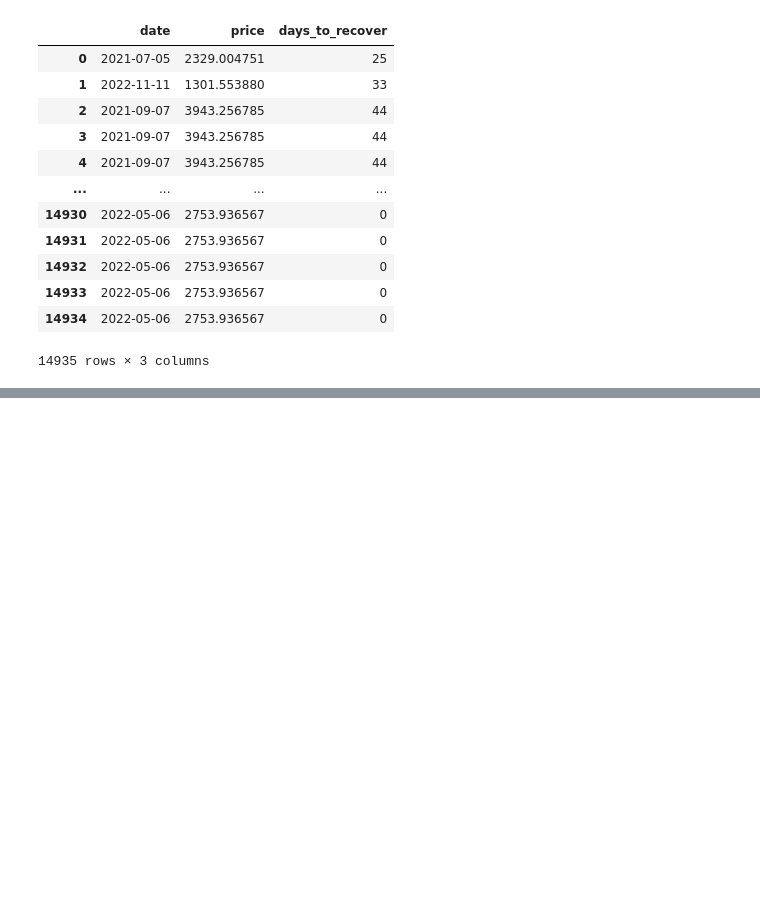
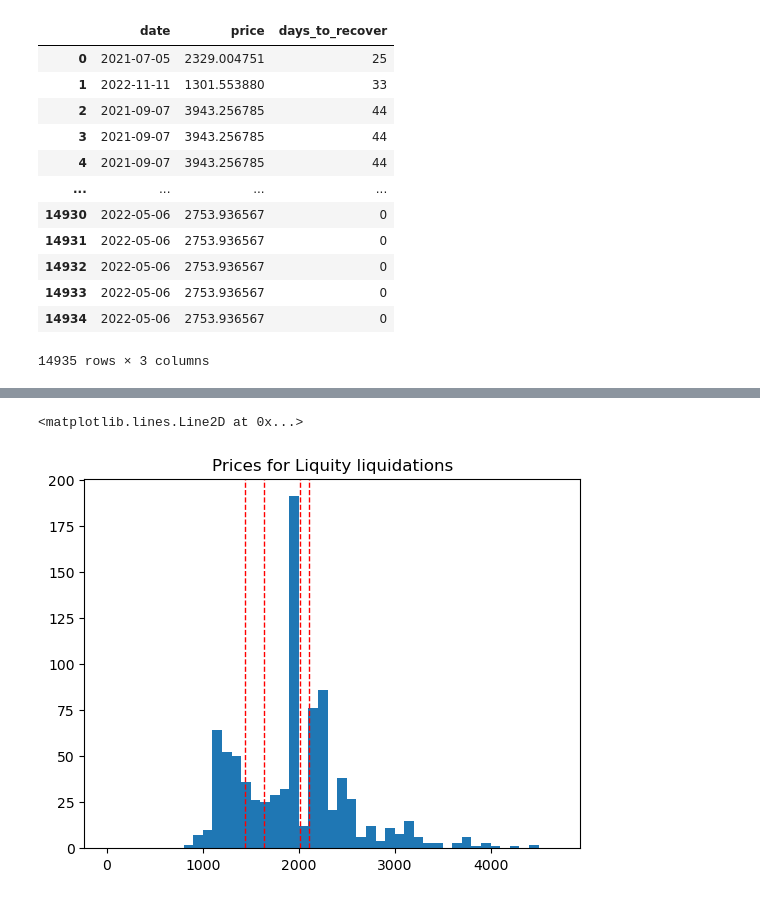
Before and after one commit to delorean-exchange/liquidation-analysis, a Jupyter notebook: liquidations.ipynb, the cells around one changed output, grey strips where cells are left out. Drawn from its saved outputs; the diff is of its cells as text; code cells hidden in the pictures; blank space fills up the shorter version.

```diff
--- a/liquidations.ipynb
+++ b/liquidations.ipynb
@@ -131,0 +134,5 @@ plt.axvline(x=1832, color='red', linestyle='--', linewidth=4)
+# %%
+lq_rows = load_data('liquity_liquidations.csv')
+lq_df = pd.json_normalize(lq_rows)
+lq_df['value'] = lq_df['collateral'].astype(float) * lq_df['price'].astype(float)
+lq_df
@@ -131,0 +153,13 @@ plt.axvline(x=1832, color='red', linestyle='--', linewidth=4)
+# %%
+bins = np.arange(0, lq_df['price'].max(), 100)
+
+fig, ax = plt.subplots()
+ax.set_title('Prices for Liquity liquidations')
+plt.hist(lq_df['price'], bins=bins)
+plt.axvline(x=1440, color='red', linestyle='--', linewidth=1)
+plt.axvline(x=1640, color='red', linestyle='--', linewidth=1)
+plt.axvline(x=2010, color='red', linestyle='--', linewidth=1)
+plt.axvline(x=2110, color='red', linestyle='--', linewidth=1)
+# %% [output]
+<matplotlib.lines.Line2D at 0x...>
+[figure, added]
```
Also changed, not shown: parts of 6 cells of this notebook, 5 other files.
